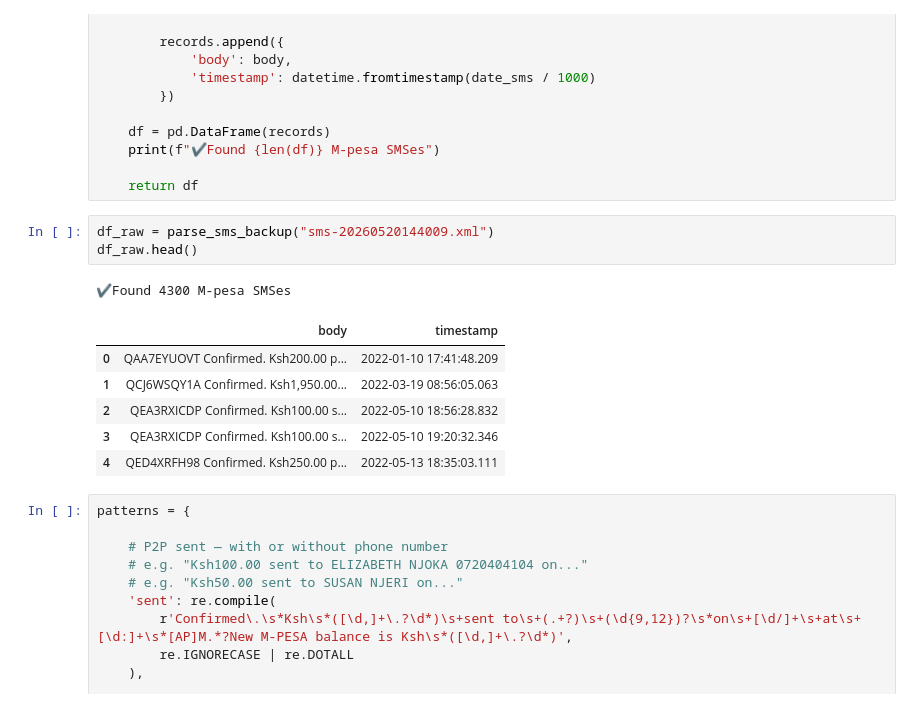
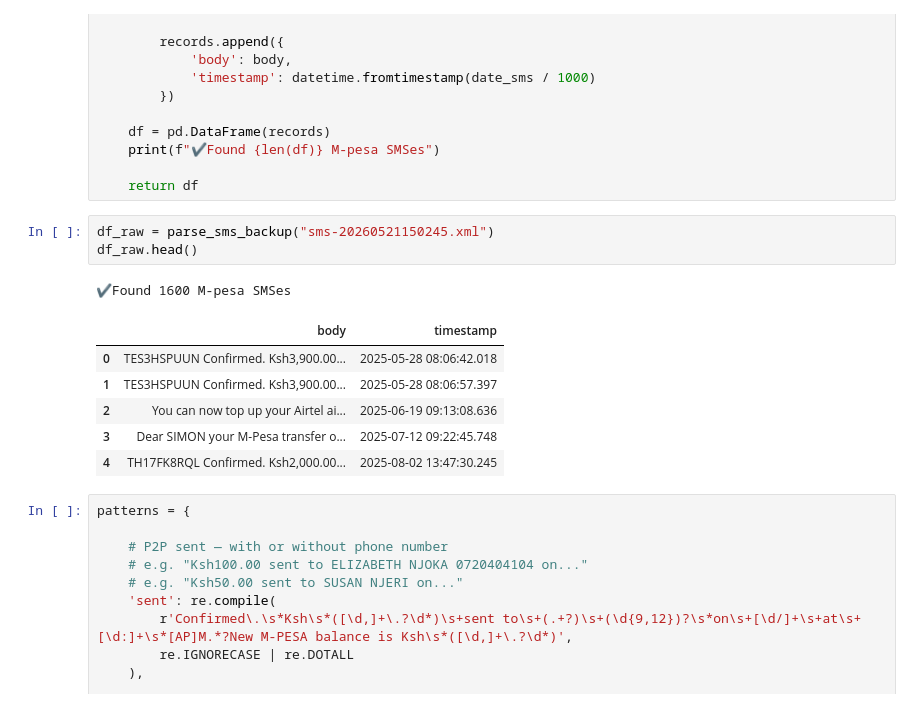
Before and after one commit to Kiariemuiruri/M-Pesa-Use-Predictor, a Jupyter notebook: notebook/Untitled.ipynb, the cells around one changed output. Cells and saved outputs as stored; diff of their text form.

```diff
--- a/notebook/Untitled.ipynb
+++ b/notebook/Untitled.ipynb
@@ -32,16 +32,16 @@ def parse_sms_backup(xml_path:str) -> pd.DataFrame:
 
     return df
 # %%
-df_raw = parse_sms_backup("sms-20260520144009.xml")
+df_raw = parse_sms_backup("sms-20260521150245.xml")
 df_raw.head()
 # %% [output]
-✔️Found 4300 M-pesa SMSes
+✔️Found 1600 M-pesa SMSes
 |  | body | timestamp |
-| 0 | QAA7EYUOVT Confirmed. Ksh200.00 p... | 2022-01-10 17:41:48.209 |
-| 1 | QCJ6WSQY1A Confirmed. Ksh1,950.00... | 2022-03-19 08:56:05.063 |
-| 2 | QEA3RXICDP Confirmed. Ksh100.00 s... | 2022-05-10 18:56:28.832 |
-| 3 | QEA3RXICDP Confirmed. Ksh100.00 s... | 2022-05-10 19:20:32.346 |
-| 4 | QED4XRFH98 Confirmed. Ksh250.00 p... | 2022-05-13 18:35:03.111 |
+| 0 | TES3HSPUUN Confirmed. Ksh3,900.00... | 2025-05-28 08:06:42.018 |
+| 1 | TES3HSPUUN Confirmed. Ksh3,900.00... | 2025-05-28 08:06:57.397 |
+| 2 | You can now top up your Airtel ai... | 2025-06-19 09:13:08.636 |
+| 3 | Dear SIMON your M-Pesa transfer o... | 2025-07-12 09:22:45.748 |
+| 4 | TH17FK8RQL Confirmed. Ksh2,000.00... | 2025-08-02 13:47:30.245 |
 # %%
 patterns = {
 
```
Also changed, not shown: parts of 4 cells of this notebook, 44 other files.
